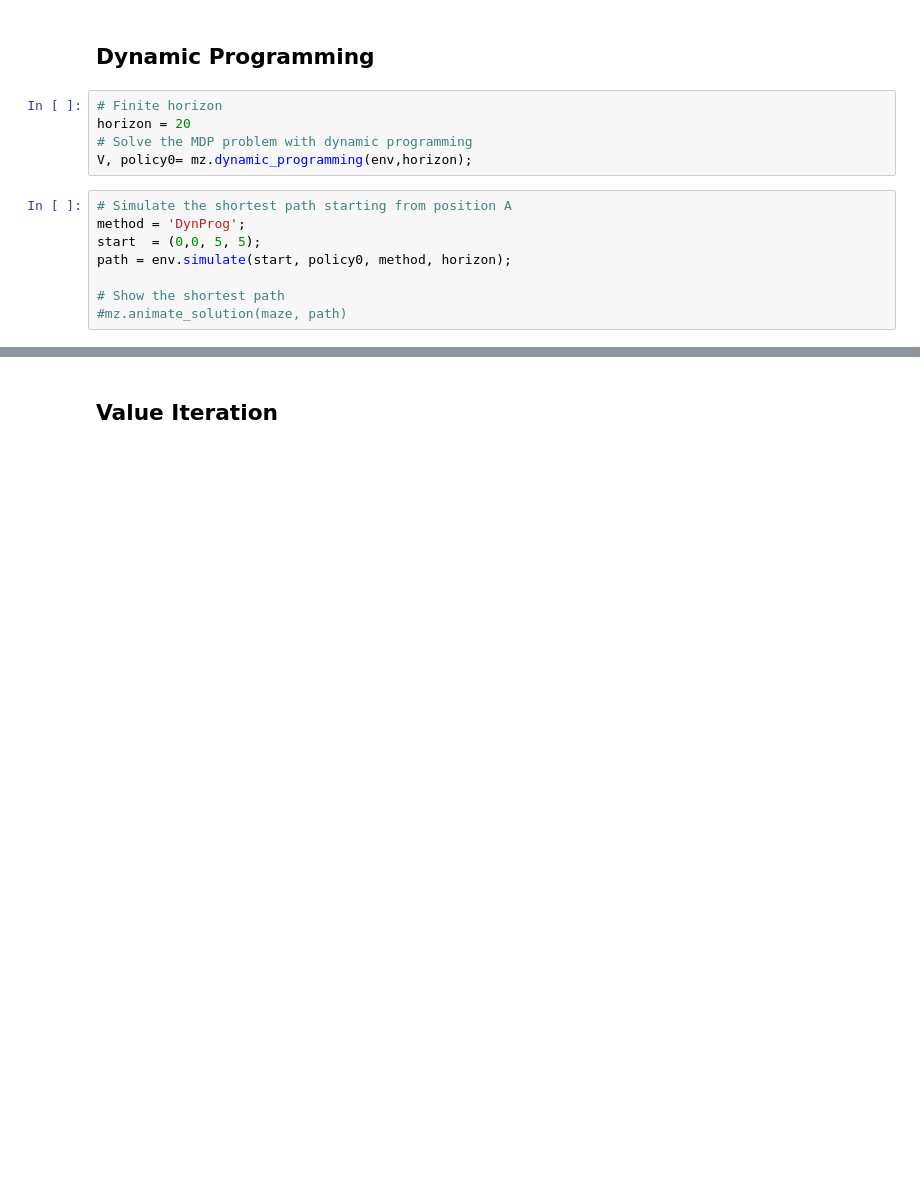
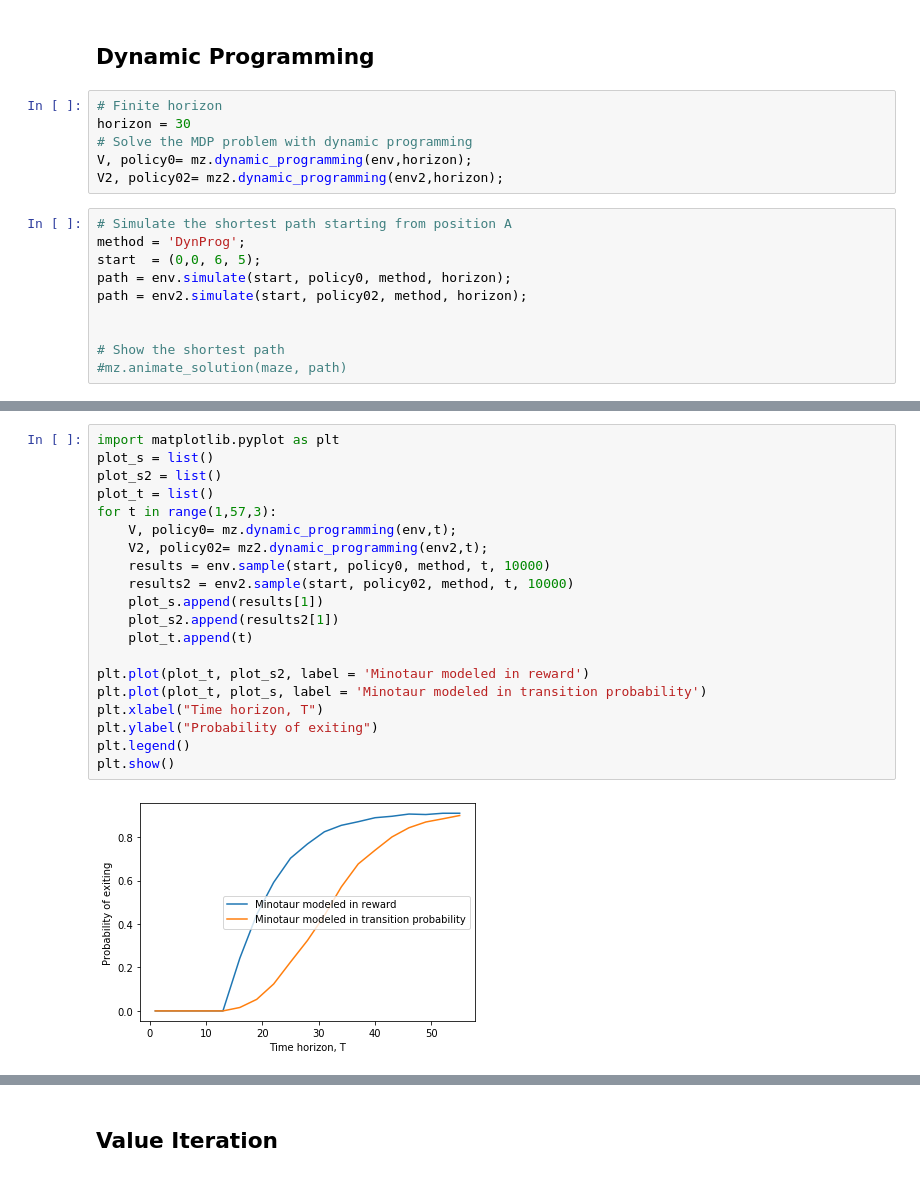
Before and after one commit to Charles2Alvin/Course-Reinforcement-Learning, a Jupyter notebook: Lab1/Solution_preparatory_lab.ipynb, the cells around one changed output, grey strips where cells are left out. Saved outputs shown, nothing was run; the diff lists cells and outputs as text; blank space fills up the shorter version.

```diff
--- a/Lab1/Solution_preparatory_lab.ipynb
+++ b/Lab1/Solution_preparatory_lab.ipynb
@@ -31,14 +34,17 @@ env = mz.Maze(maze)
 ## Dynamic Programming
 # %%
 # Finite horizon
-horizon = 20
+horizon = 30
 # Solve the MDP problem with dynamic programming
 V, policy0= mz.dynamic_programming(env,horizon);
+V2, policy02= mz2.dynamic_programming(env2,horizon);
 # %%
 # Simulate the shortest path starting from position A
 method = 'DynProg';
-start  = (0,0, 5, 5);
+start  = (0,0, 6, 5);
 path = env.simulate(start, policy0, method, horizon);
+path = env2.simulate(start, policy02, method, horizon);
+
 
 # Show the shortest path
 #mz.animate_solution(maze, path)
@@ -53,0 +72,22 @@ Probability of surviving the T=20 steps: 0.1234
+# %%
+import matplotlib.pyplot as plt
+plot_s = list()
+plot_s2 = list()
+plot_t = list()
+for t in range(1,57,3):
+    V, policy0= mz.dynamic_programming(env,t);
+    V2, policy02= mz2.dynamic_programming(env2,t);
+    results = env.sample(start, policy0, method, t, 10000)
+    results2 = env2.sample(start, policy02, method, t, 10000)
+    plot_s.append(results[1])
+    plot_s2.append(results2[1])
+    plot_t.append(t)
+
+plt.plot(plot_t, plot_s2, label = 'Minotaur modeled in reward')
+plt.plot(plot_t, plot_s, label = 'Minotaur modeled in transition probability')
+plt.xlabel("Time horizon, T")
+plt.ylabel("Probability of exiting")
+plt.legend()
+plt.show()
+# %% [output]
+[figure, added]
```
Also changed, not shown: parts of 9 cells of this notebook, 2 other files.
